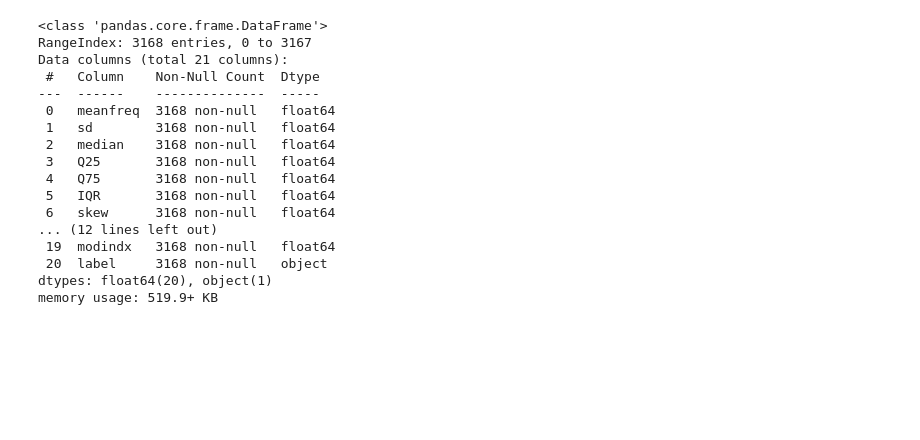
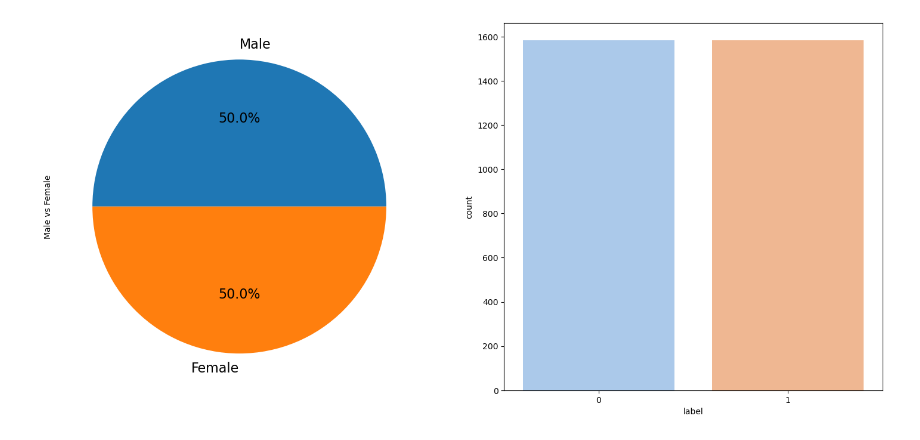
Before and after one commit to develjsh/model, a Jupyter notebook: Gender Recognition by Voice/Gender Recognition by Voice.ipynb, the cells around one changed output. Saved outputs shown, nothing was run; the diff lists cells and outputs as text; code cells hidden in the pictures; blank space fills up the shorter version.

```diff
--- a/Gender Recognition by Voice/Gender Recognition by Voice.ipynb
+++ b/Gender Recognition by Voice/Gender Recognition by Voice.ipynb
@@ -16,22 +16,0 @@ from sklearn.svm import SVC
-# %%
-# data_loader
-df = pd.read_csv('./dataset/voice.csv')
-df.info()
-# %% [output]
-<class 'pandas.core.frame.DataFrame'>
-RangeIndex: 3168 entries, 0 to 3167
-Data columns (total 21 columns):
- #   Column    Non-Null Count  Dtype
----  ------    --------------  -----
- 0   meanfreq  3168 non-null   float64
- 1   sd        3168 non-null   float64
- 2   median    3168 non-null   float64
- 3   Q25       3168 non-null   float64
- 4   Q75       3168 non-null   float64
- 5   IQR       3168 non-null   float64
- 6   skew      3168 non-null   float64
-... (12 lines left out)
- 19  modindx   3168 non-null   float64
- 20  label     3168 non-null   object
-dtypes: float64(20), object(1)
-memory usage: 519.9+ KB
@@ -45,0 +17,24 @@ df['gender'] = df['label'].apply(func1)
+# %%
+# data_loader
+df = pd.read_csv('./dataset/voice.csv')
+# df.info()
+# IQR(분위수의 범위): 상위 75% 지점의 값과 하위 25% 지점의 값에 대한 차이입니다.
+# Q25(1분위값): 하위 25%에 대한 값입니다.
+
+# label 값을 0, 1 boolean으로 바꿔줍니다.
+df.replace(to_replace="male", value=1, inplace=True)
+df.replace(to_replace="female", value=0, inplace=True)
+# %%
+plt.figure(figsize=(18, 8))
+plt.subplot(1, 2, 1)
+df.label.value_counts().plot(kind="pie",
+                             fontsize=16,
+                             labels=["Male", "Female"],
+                             ylabel="Male vs Female",
+                             autopct='%1.1f%%');
+
+plt.subplot(1, 2, 2)
+sns.countplot(x="label",data=df, palette="pastel")
+plt.show()
+# %% [output]
+[figure, added]
```
Also changed, not shown: parts of 9 cells of this notebook.
